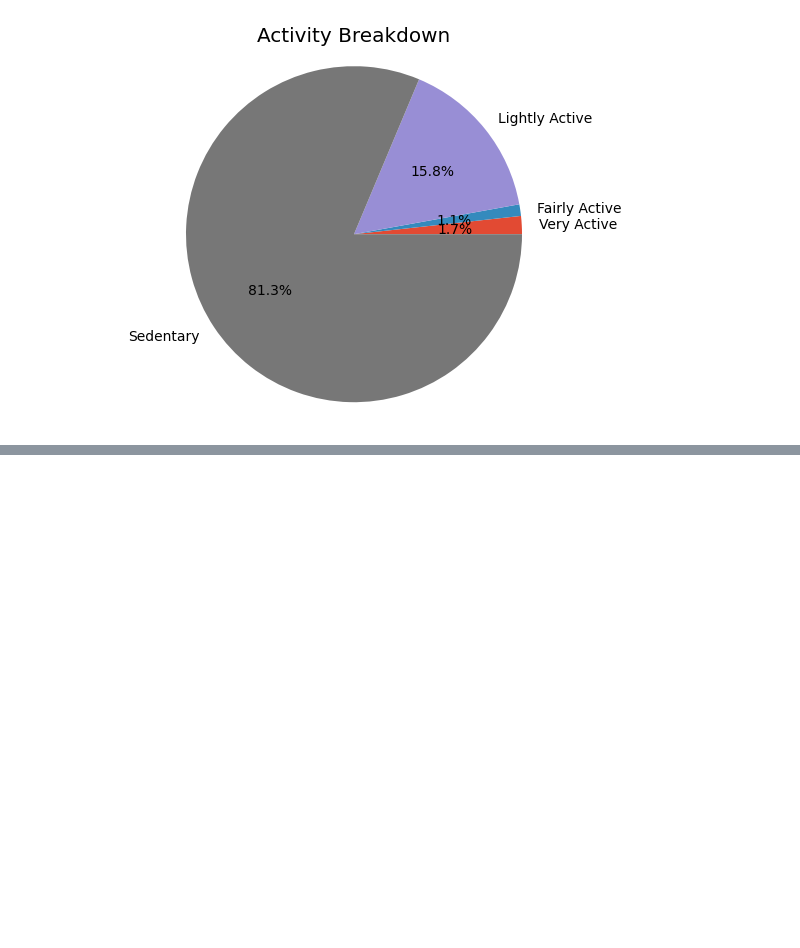
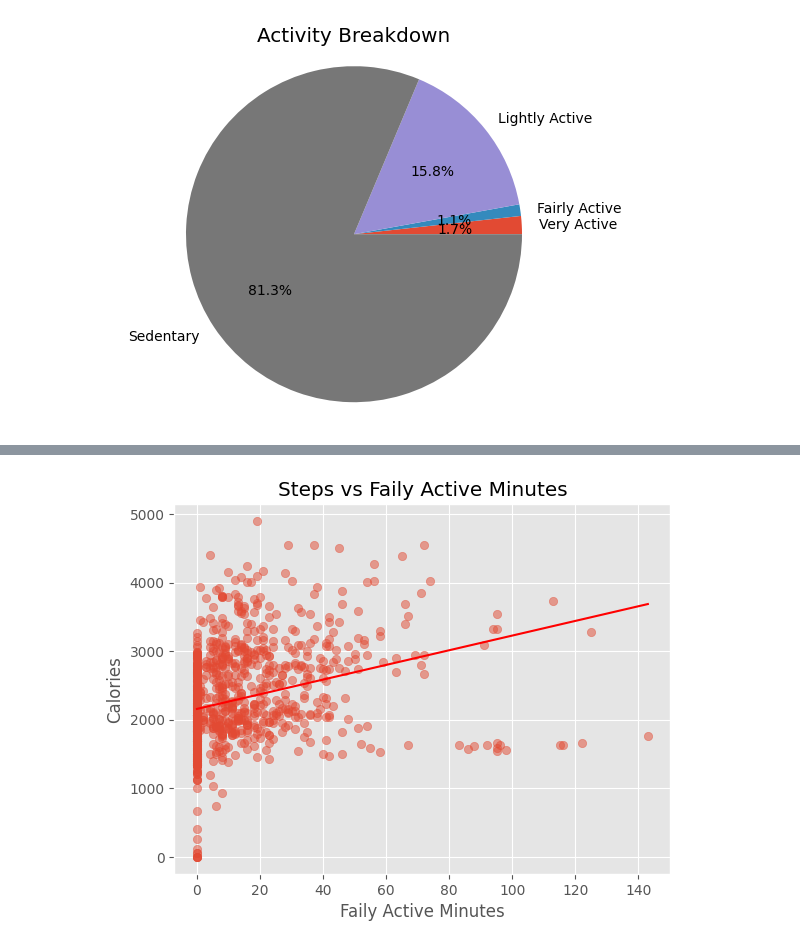
Before and after one commit to JJDataAnalyst-viz/Bellabeat_Project, a Jupyter notebook: Stage_4_Analyze/analysis.ipynb, the cells around one changed output, grey strips where cells are left out. Cells and saved outputs as stored; diff of their text form; code cells hidden in the pictures; blank space fills up the shorter version.

```diff
--- a/Stage_4_Analyze/analysis.ipynb
+++ b/Stage_4_Analyze/analysis.ipynb
@@ -316,0 +332,15 @@ plt.show()
+# %%
+coef = np.polyfit(df['FairlyActiveMinutes'],df['Calories'],1)
+pol = np.poly1d(coef)
+
+x_val = np.linspace(df['FairlyActiveMinutes'].min(),df['FairlyActiveMinutes'].max(),100)
+y_val = pol(x_val)
+
+plt.scatter(data=df,x='FairlyActiveMinutes',y='Calories',alpha=0.5)
+plt.plot(x_val,y_val,color = 'red' )
+plt.title('Steps vs Faily Active Minutes')
+plt.xlabel('Faily Active Minutes')
+plt.ylabel('Calories')
+plt.show()
+# %% [output]
+[figure, added]
```
Also changed, not shown: parts of 4 cells of this notebook.
